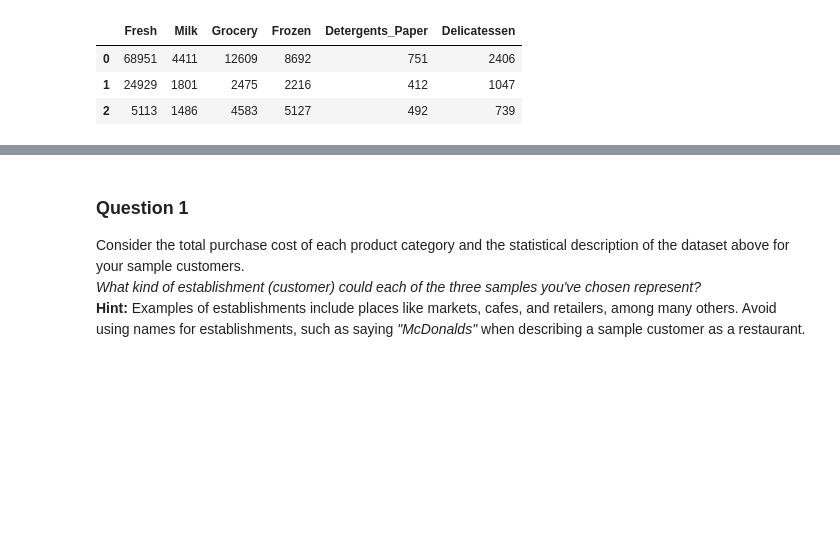
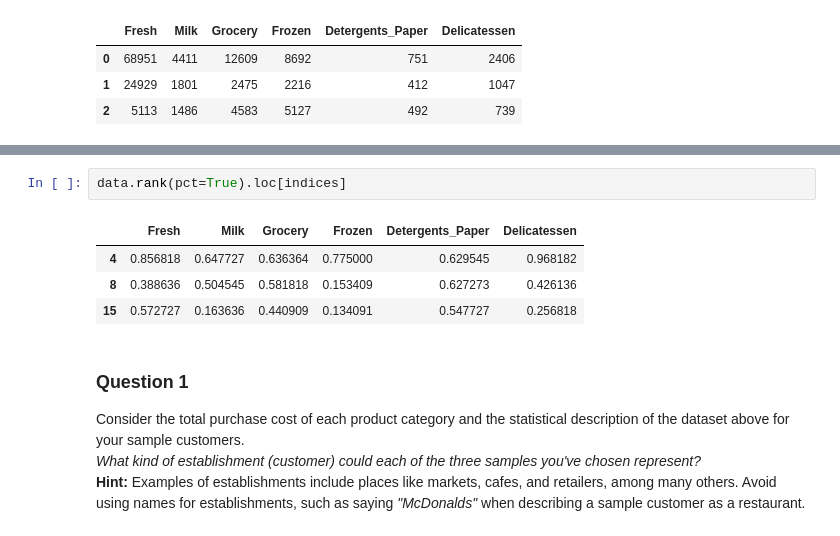
Before and after one commit to deepakrohilla13/machine-learning-excercise, a Jupyter notebook: customer_segments/customer_segments.ipynb, the cells around one changed output, grey strips where cells are left out. Saved outputs shown, nothing was run; the diff lists cells and outputs as text; blank space fills up the shorter version.

```diff
--- a/customer_segments/customer_segments.ipynb
+++ b/customer_segments/customer_segments.ipynb
@@ -94,3 +111,10 @@ Chosen samples of wholesale customers dataset:
+# %%
+data.rank(pct=True).loc[indices]
+# %% [output]
+|  | Fresh | Milk | Grocery | Frozen | Detergents_Paper | Delicatessen |
+| 4 | 0.856818 | 0.647727 | 0.636364 | 0.775000 | 0.629545 | 0.968182 |
+| 8 | 0.388636 | 0.504545 | 0.581818 | 0.153409 | 0.627273 | 0.426136 |
+| 15 | 0.572727 | 0.163636 | 0.440909 | 0.134091 | 0.547727 | 0.256818 |
 # %% [markdown]
 ### Question 1
 Consider the total purchase cost of each product category and the statistical description of the dataset above for your sample customers.
```
Also changed, not shown: parts of 3 cells of this notebook.
